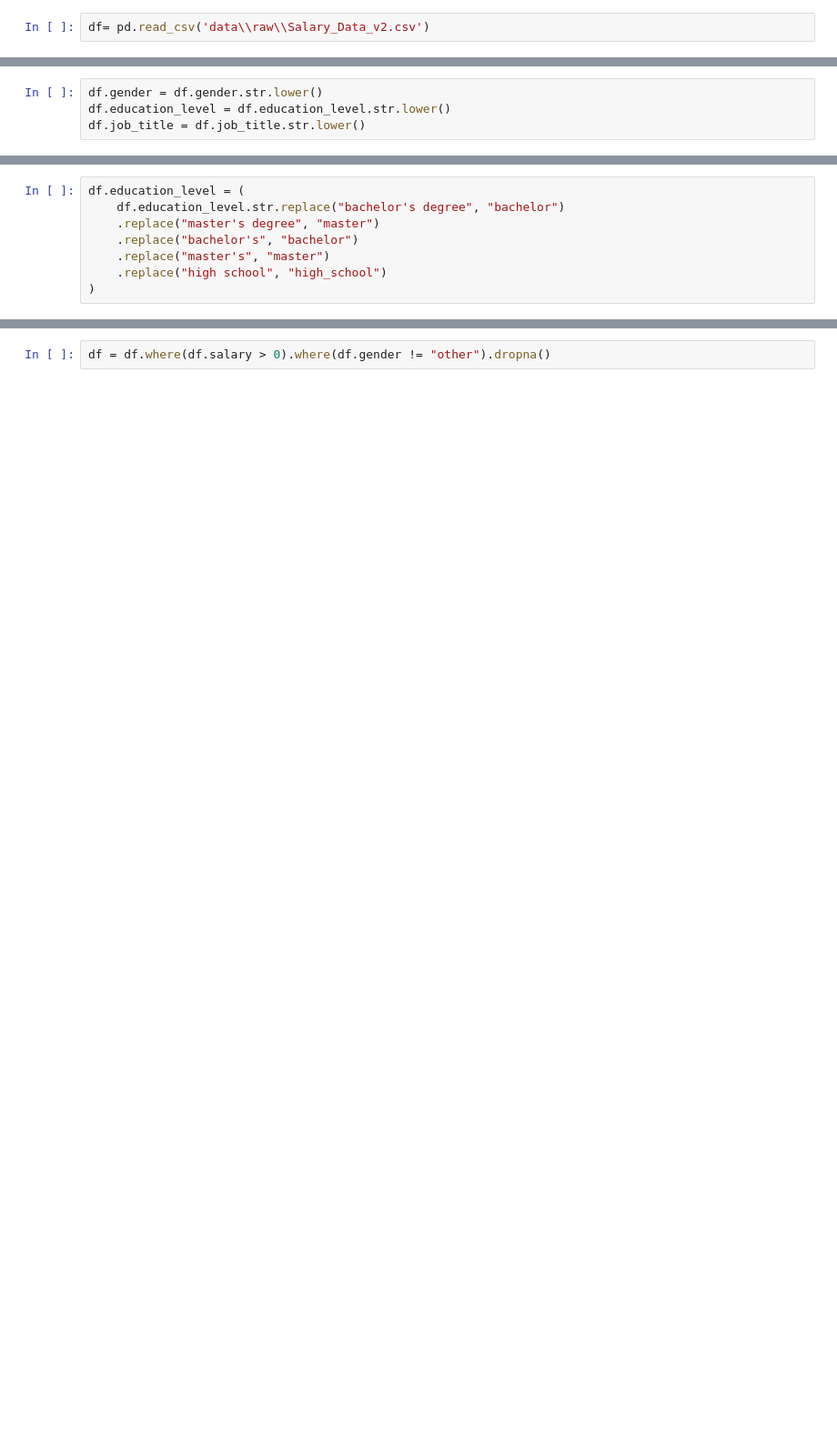
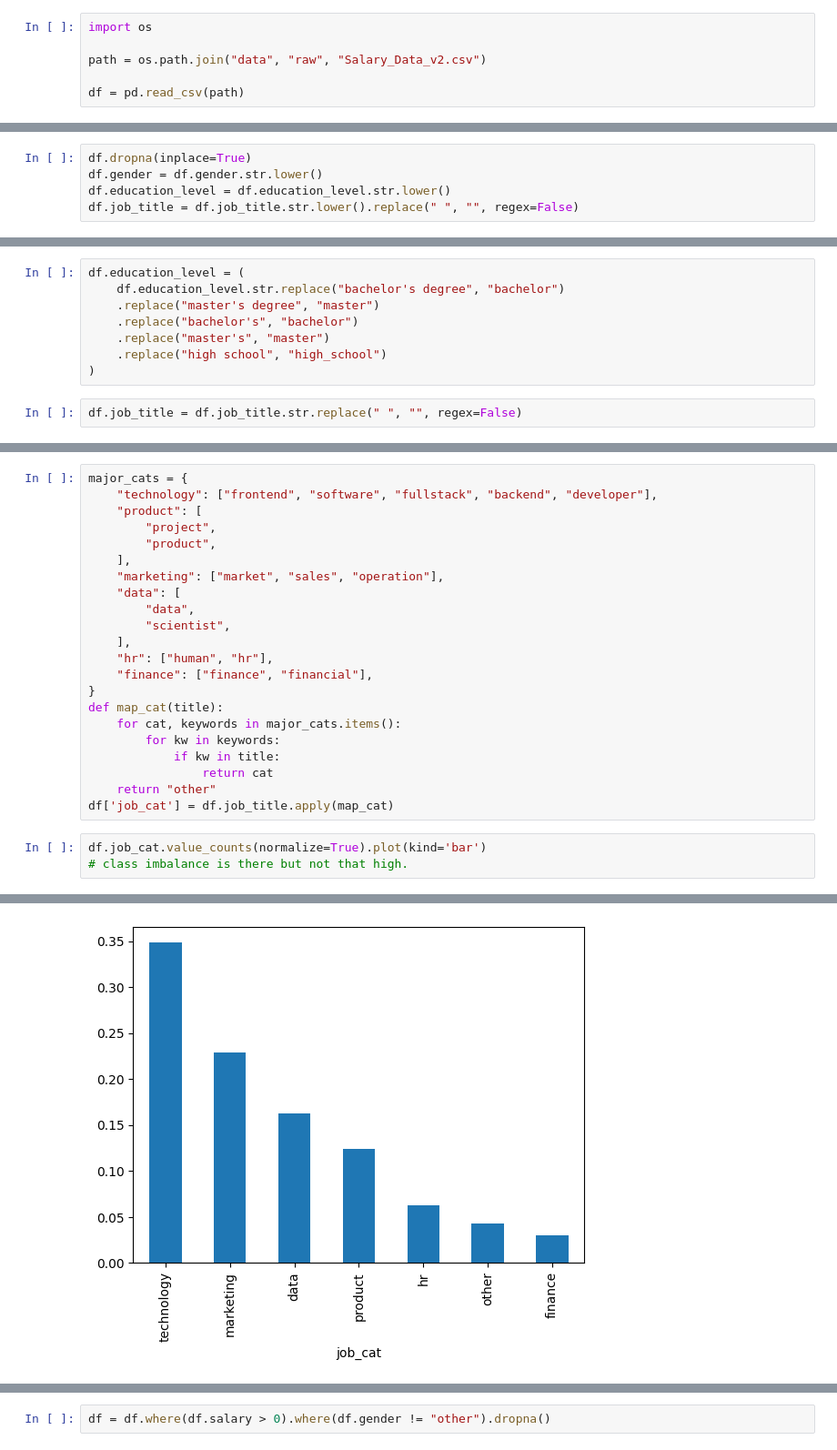
Before and after one commit to sid-146/ml-algo, a Jupyter notebook: salary_pred.ipynb, the cells around one changed output, grey strips where cells are left out. Shown at 91% size. Drawn from its saved outputs; the diff is of its cells as text; blank space fills up the shorter version.

Commit message:
Updated Salary pRed

```diff
--- a/salary_pred.ipynb
+++ b/salary_pred.ipynb
@@ -10,7 +11,11 @@ import seaborn as sns
 # %%
 from sklearn.model_selection import train_test_split
 # %%
-df= pd.read_csv('data\\raw\\Salary_Data_v2.csv')
+import os
+
+path = os.path.join("data", "raw", "Salary_Data_v2.csv")
+
+df = pd.read_csv(path)
 # %%
 df.columns
 # %% [output]
@@ -43,9 +49,10 @@ df.head()
 1. Remove NAN
 2. Sanitize
 # %%
+df.dropna(inplace=True)
 df.gender = df.gender.str.lower()
 df.education_level = df.education_level.str.lower()
-df.job_title = df.job_title.str.lower()
+df.job_title = df.job_title.str.lower().replace(" ", "", regex=False)
 # %%
 df.gender.unique()
 # %% [output]
@@ -63,4 +82,6 @@ df.education_level = (
     .replace("master's", "master")
     .replace("high school", "high_school")
 )
+# %%
+df.job_title = df.job_title.str.replace(" ", "", regex=False)
 # %%
@@ -95,0 +114,26 @@ df
+# %%
+major_cats = {
+    "technology": ["frontend", "software", "fullstack", "backend", "developer"],
+    "product": [
+        "project",
+        "product",
+    ],
+    "marketing": ["market", "sales", "operation"],
+    "data": [
+        "data",
+        "scientist",
+    ],
+    "hr": ["human", "hr"],
+    "finance": ["finance", "financial"],
+}
+def map_cat(title):
+    for cat, keywords in major_cats.items():
+        for kw in keywords:
+            if kw in title:
+                return cat
+    return "other"
+df['job_cat'] = df.job_title.apply(map_cat)
+# %%
+df.job_cat.value_counts(normalize=True).plot(kind='bar')
+# class imbalance is there but not that high.
+# %% [output]
@@ -95,0 +141 @@ df
+[figure, added]
```
Also changed, not shown: parts of 14 cells of this notebook.
